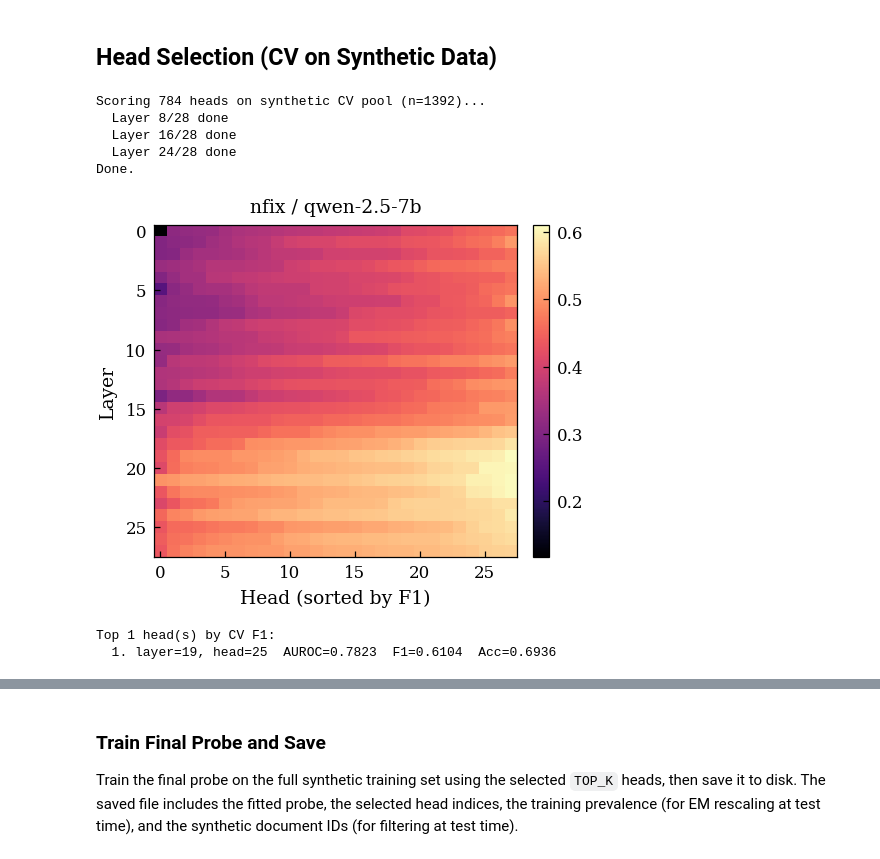
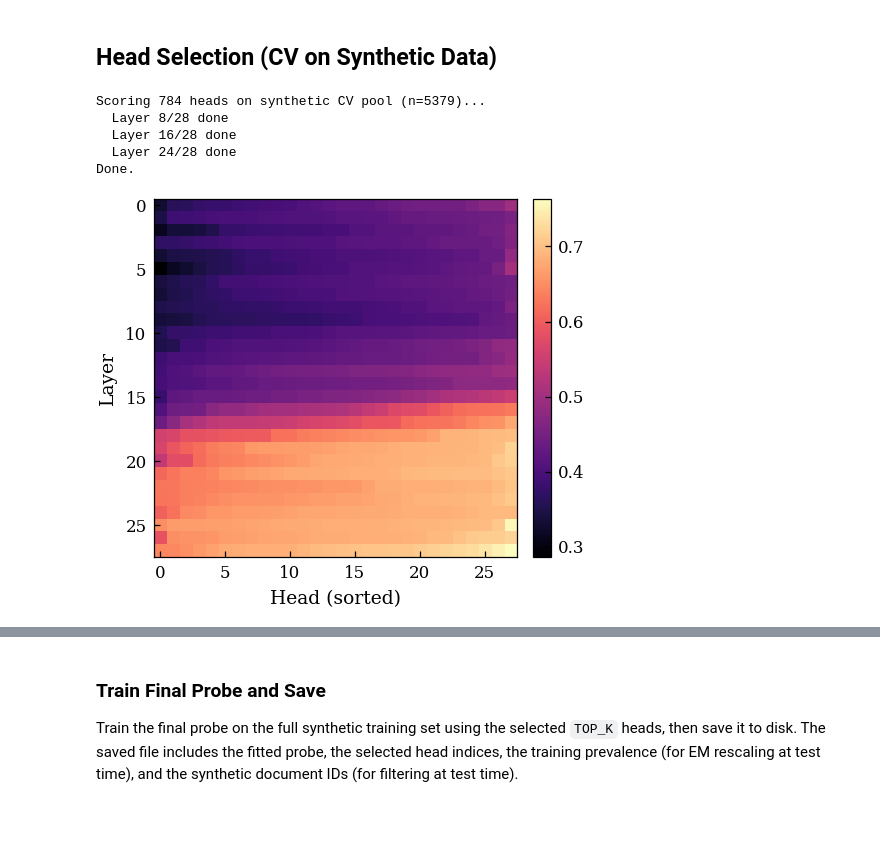
Before and after one commit to kevinqnb/scholarlm, a Jupyter notebook: analysis/synthetic_probe_train.ipynb, the cells around one changed output, grey strips where cells are left out. Drawn from its saved outputs; the diff is of its cells as text; code cells hidden in the pictures; blank space fills up the shorter version.

Commit message:
Trained probe analysis + figures.

```diff
--- a/analysis/synthetic_probe_train.ipynb
+++ b/analysis/synthetic_probe_train.ipynb
@@ -83,8 +87,8 @@ N_FOLDS = 5
 # %% [markdown]
 ## Load Synthetic Data
 # %%
-syn_activations = load_synthetic_activations(DATASET, JUDGE_MODEL, JUDGE_DATE_SYN)
-syn_responses   = load_synthetic_responses(DATASET, JUDGE_MODEL, JUDGE_DATE_SYN)
+syn_activations = load_synthetic_activations(DATASET, JUDGE_MODEL, JUDGE_DATE_SYN, split='train')
+syn_responses   = load_synthetic_responses(DATASET, JUDGE_MODEL, JUDGE_DATE_SYN, split='train')
 syn_df          = pd.DataFrame(syn_responses)
 
 syn_measurement_ids = syn_df['measurement_id'].tolist()
@@ -121,7 +125,7 @@ Name: count, dtype: int64
 # Use all synthetic data for training (no calibration holdout).
 # Group-aware split ensures no paper appears in both train and CV test folds.
 syn_train_idx, syn_cal_idx, syn_test_idx = grouped_holdout_split(
-    syn_groups, train_frac=0.8, cal_frac=0.2, random_state=42
+    syn_groups, train_frac=1.0, cal_frac=0.0, random_state=42
 )
 
 syn_cv_idx = syn_train_idx
@@ -130,5 +134,5 @@ syn_groups_cv = syn_groups[syn_cv_idx]
 kfold_cv = list(grouped_kfold_split(syn_groups_cv, n_splits=N_FOLDS, random_state=42))
 
 print(f'Training set : n={len(syn_train_idx)} ({len(syn_train_idx)/len(syn_labels):.1%})  pos={syn_labels[syn_train_idx].mean():.2%}')
-print(f'Calibration set : n={len(syn_cal_idx)} ({len(syn_cal_idx)/len(syn_labels):.1%})  pos={syn_labels[syn_cal_idx].mean():.2%}')
+#print(f'Calibration set : n={len(syn_cal_idx)} ({len(syn_cal_idx)/len(syn_labels):.1%})  pos={syn_labels[syn_cal_idx].mean():.2%}')
 # %% [output]
@@ -229,3 +178,18 @@ def _probe_metrics(probs, y_true, threshold=0.5):
+# %%
+# Score candidate probes by F1 and ECE
+def cv_score(probe, X, y, kfold_cv):
+    fold_f1s, fold_eces = [], []
+    for train_idx, test_idx in kfold_cv:
+        probe.fit(X[train_idx], y[train_idx])
+        y_pred = probe.predict(X[test_idx])
+        y_true = y[test_idx]
+        probs  = probe.predict_proba(X[test_idx])[:, 1]
+        fold_f1s.append(f1_score(y_true, y_pred))
+        fold_eces.append(compute_ece(probs, y_true, n_bins=10))
+    return (
+        float(np.mean(fold_f1s)),list(fold_f1s),
+        float(np.mean(fold_eces)),list(fold_eces),
+    )
 # %%
 probe_template = Pipeline([
     ('scaler', StandardScaler()),
@@ -235,27 +199,24 @@ probe_template = Pipeline([
     ))
 ])
 
-head_scores_acc   = np.zeros((n_layers, n_heads))
-head_scores_auroc = np.zeros((n_layers, n_heads))
 head_scores_f1    = np.zeros((n_layers, n_heads))
+head_scores_ece    = np.zeros((n_layers, n_heads))
 
 print(f'Scoring {n_layers * n_heads} heads on synthetic CV pool (n={len(syn_cv_idx)})...')
 for l in range(n_layers):
     for h in range(n_heads):
         X_cv = head_datasets_syn[(l, h)][syn_cv_idx]
-        (mean_acc, _,
-         mean_auroc, _,
+        (
          mean_f1, _,
-         mean_bs, _,
-         _) = cv_score(probe_template, X_cv, syn_labels_cv, kfold_cv)
-        head_scores_acc[l, h]   = mean_acc
-        head_scores_auroc[l, h] = mean_auroc
-        head_scores_f1[l, h]    = mean_f1
+         mean_ece, _,
+         ) = cv_score(probe_template, X_cv, syn_labels_cv, kfold_cv)
+        head_scores_f1[l, h] = mean_f1
+        head_scores_ece[l, h] = mean_ece
     if (l + 1) % 8 == 0:
         print(f'  Layer {l + 1}/{n_layers} done')
 print('Done.')
 # %% [output]
-Scoring 784 heads on synthetic CV pool (n=1392)...
+Scoring 784 heads on synthetic CV pool (n=5379)...
   Layer 8/28 done
   Layer 16/28 done
   Layer 24/28 done
@@ -270,24 +224,12 @@ score_mat = head_scores_acc
 # %%
+# F1 heatmap:
+score_mat = head_scores_f1
 fig, ax = plt.subplots(1, 1, figsize=(3.5, 3))
 im = ax.imshow(np.sort(score_mat, axis=1), cmap='magma', aspect='auto')
-ax.set_xlabel('Head (sorted by F1)')
+ax.set_xlabel('Head (sorted)')
 ax.set_ylabel('Layer')
-ax.set_title(f'{DATASET} / {JUDGE_MODEL}')
 fig.colorbar(im, ax=ax, fraction=0.046, pad=0.04)
 fig.tight_layout()
-#fig.savefig(FIGURES_DIR + f'synprobe_heatmap_{DATASET}_{JUDGE_MODEL}.pdf', bbox_inches='tight', dpi=100)
+fig.savefig(FIGURES_DIR + f'synprobe_heatmap_F1_{DATASET}_{JUDGE_MODEL}.pdf', bbox_inches='tight', dpi=100)
 # %% [output]
-[figure, old version]
+[figure, new version]
-# %%
-flat_indices = np.argsort(score_mat.flatten())[-TOP_K:][::-1]
-top_k_heads  = [np.unravel_index(idx, score_mat.shape) for idx in flat_indices]
-
-print(f'Top {TOP_K} head(s) by CV F1:')
-for i, (bl, bh) in enumerate(top_k_heads):
-    print(f'  {i+1}. layer={bl}, head={bh}  '
-          f'AUROC={head_scores_auroc[bl, bh]:.4f}  '
-          f'F1={head_scores_f1[bl, bh]:.4f}  '
-          f'Acc={head_scores_acc[bl, bh]:.4f}')
-# %% [output]
-Top 1 head(s) by CV F1:
-  1. layer=19, head=25  AUROC=0.7823  F1=0.6104  Acc=0.6936
```
Also changed, not shown: parts of 11 cells of this notebook, 15 other files.
